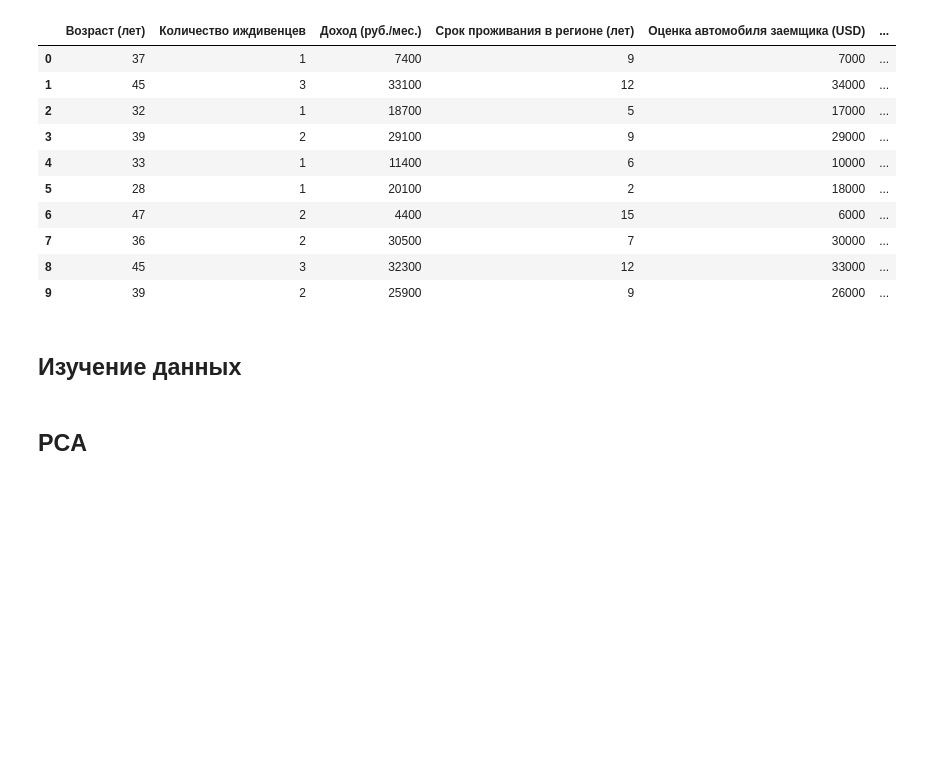
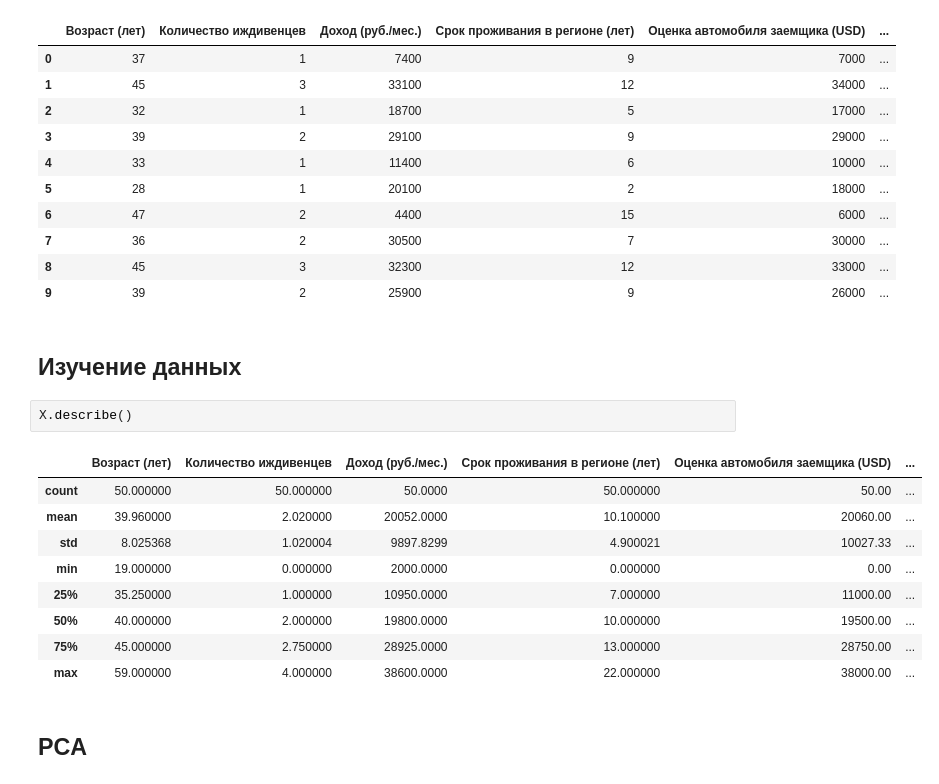
Before and after one commit to zozunin/classic-data-analysis-methods, a Jupyter notebook: DZ2_13.ipynb, the cells around one changed output. Saved outputs shown, nothing was run; the diff lists cells and outputs as text; blank space fills up the shorter version.

```diff
--- a/DZ2_13.ipynb
+++ b/DZ2_13.ipynb
@@ -27,6 +27,18 @@ X.head(10)
 | 9 | 39 | 2 | 25900 | 9 | 26000 | ... |
 # %% [markdown]
 ## Изучение данных
+# %%
+X.describe()
+# %% [output]
+|  | Возраст (лет) | Количество иждивенцев | Доход (руб./мес.) | Срок проживания в регионе (лет) | Оценка автомобиля заемщика (USD) | ... |
+| count | 50.000000 | 50.000000 | 50.0000 | 50.000000 | 50.00 | ... |
+| mean | 39.960000 | 2.020000 | 20052.0000 | 10.100000 | 20060.00 | ... |
+| std | 8.025368 | 1.020004 | 9897.8299 | 4.900021 | 10027.33 | ... |
+| min | 19.000000 | 0.000000 | 2000.0000 | 0.000000 | 0.00 | ... |
+| 25% | 35.250000 | 1.000000 | 10950.0000 | 7.000000 | 11000.00 | ... |
+| 50% | 40.000000 | 2.000000 | 19800.0000 | 10.000000 | 19500.00 | ... |
+| 75% | 45.000000 | 2.750000 | 28925.0000 | 13.000000 | 28750.00 | ... |
+| max | 59.000000 | 4.000000 | 38600.0000 | 22.000000 | 38000.00 | ... |
 # %% [markdown]
 ## PCA
 # %% [markdown]
```
Also changed, not shown: parts of 14 cells of this notebook.
